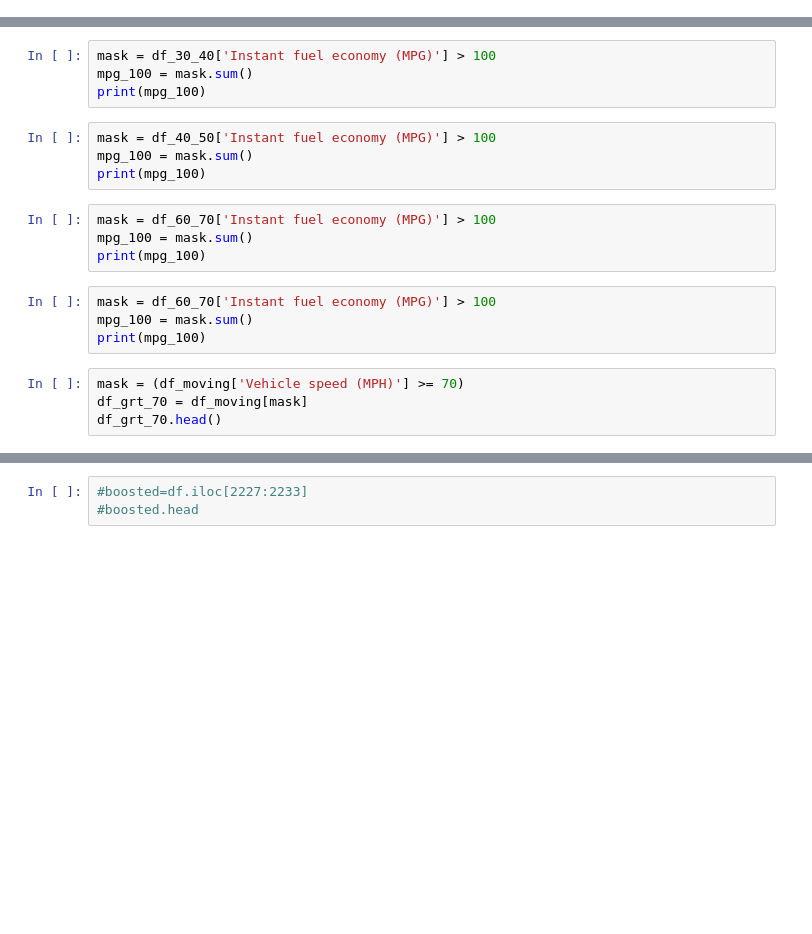
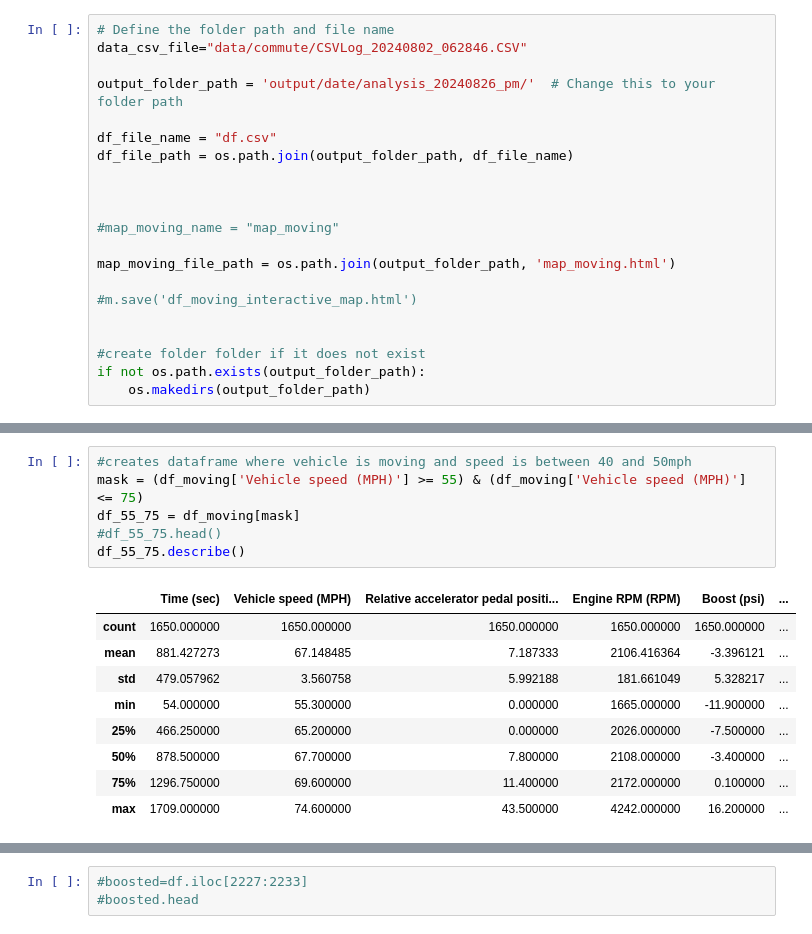
Before and after one commit to SecondHandSushi/car-analysis, a Jupyter notebook: analysis_20240802_PM.ipynb, the cells around one changed output, grey strips where cells are left out. Cells and saved outputs as stored; diff of their text form; blank space fills up the shorter version.

```diff
--- a/analysis_20240802_PM.ipynb
+++ b/analysis_20240802_PM.ipynb
@@ -14 +23,22 @@ import branca.colormap as cm
+# %%
+# Define the folder path and file name
+data_csv_file="data/commute/CSVLog_20240802_062846.CSV"
+
+output_folder_path = 'output/date/analysis_20240826_pm/'  # Change this to your folder path
+
+df_file_name = "df.csv"
+df_file_path = os.path.join(output_folder_path, df_file_name)
+
+
+
+#map_moving_name = "map_moving"
+
+map_moving_file_path = os.path.join(output_folder_path, 'map_moving.html')
+
+#m.save('df_moving_interactive_map.html')
+
+
+#create folder folder if it does not exist
+if not os.path.exists(output_folder_path):
+    os.makedirs(output_folder_path)
 # %%
@@ -112,20 +264,16 @@ print(mpg_100)
-# %%
-mask = df_30_40['Instant fuel economy (MPG)'] > 100
-mpg_100 = mask.sum()
-print(mpg_100)
-# %%
-mask = df_40_50['Instant fuel economy (MPG)'] > 100
-mpg_100 = mask.sum()
-print(mpg_100)
-# %%
-mask = df_60_70['Instant fuel economy (MPG)'] > 100
-mpg_100 = mask.sum()
-print(mpg_100)
-# %%
-mask = df_60_70['Instant fuel economy (MPG)'] > 100
-mpg_100 = mask.sum()
-print(mpg_100)
-# %%
-mask = (df_moving['Vehicle speed (MPH)'] >= 70)
-df_grt_70 = df_moving[mask]
-df_grt_70.head()
+# %%
+#creates dataframe where vehicle is moving and speed is between 40 and 50mph
+mask = (df_moving['Vehicle speed (MPH)'] >= 55) & (df_moving['Vehicle speed (MPH)'] <= 75)
+df_55_75 = df_moving[mask]
+#df_55_75.head()
+df_55_75.describe()
+# %% [output]
+|  | Time (sec) | Vehicle speed (MPH) | Relative accelerator pedal positi... | Engine RPM (RPM) | Boost (psi) | ... |
+| count | 1650.000000 | 1650.000000 | 1650.000000 | 1650.000000 | 1650.000000 | ... |
+| mean | 881.427273 | 67.148485 | 7.187333 | 2106.416364 | -3.396121 | ... |
+| std | 479.057962 | 3.560758 | 5.992188 | 181.661049 | 5.328217 | ... |
+| min | 54.000000 | 55.300000 | 0.000000 | 1665.000000 | -11.900000 | ... |
+| 25% | 466.250000 | 65.200000 | 0.000000 | 2026.000000 | -7.500000 | ... |
+| 50% | 878.500000 | 67.700000 | 7.800000 | 2108.000000 | -3.400000 | ... |
+| 75% | 1296.750000 | 69.600000 | 11.400000 | 2172.000000 | 0.100000 | ... |
+| max | 1709.000000 | 74.600000 | 43.500000 | 4242.000000 | 16.200000 | ... |
```
Also changed, not shown: parts of 35 cells of this notebook, 1 other file.
